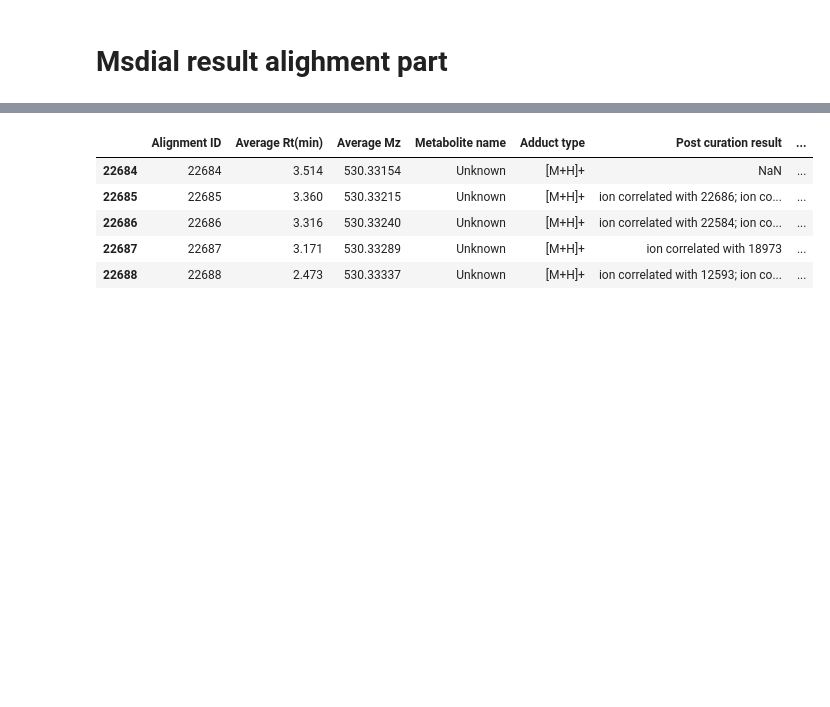
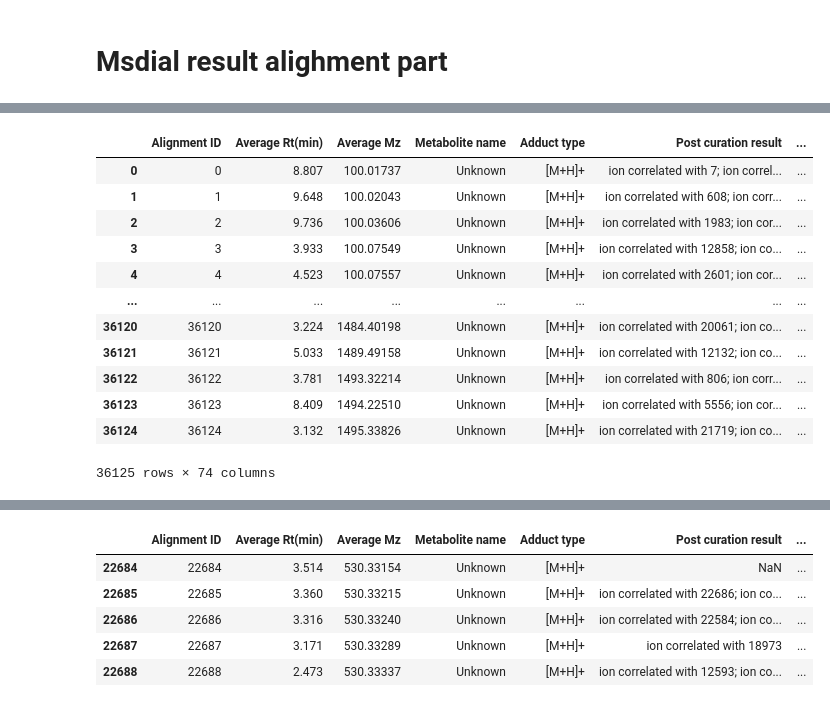
Before and after one commit to FanzhouKong/lead_finder, a Jupyter notebook: playground.ipynb, the cells around one changed output, grey strips where cells are left out. Drawn from its saved outputs; the diff is of its cells as text; code cells hidden in the pictures; blank space fills up the shorter version.

```diff
--- a/playground.ipynb
+++ b/playground.ipynb
@@ -496,0 +292,16 @@ alignment_result
+# %%
+alignment_2
+# %% [output]
+|  | Alignment ID | Average Rt(min) | Average Mz | Metabolite name | Adduct type | Post curation result | ... |
+| 0 | 0 | 8.807 | 100.01737 | Unknown | [M+H]+ | ion correlated with 7; ion correl... | ... |
+| 1 | 1 | 9.648 | 100.02043 | Unknown | [M+H]+ | ion correlated with 608; ion corr... | ... |
+| 2 | 2 | 9.736 | 100.03606 | Unknown | [M+H]+ | ion correlated with 1983; ion cor... | ... |
+| 3 | 3 | 3.933 | 100.07549 | Unknown | [M+H]+ | ion correlated with 12858; ion co... | ... |
+| 4 | 4 | 4.523 | 100.07557 | Unknown | [M+H]+ | ion correlated with 2601; ion cor... | ... |
+| ... | ... | ... | ... | ... | ... | ... | ... |
+| 36120 | 36120 | 3.224 | 1484.40198 | Unknown | [M+H]+ | ion correlated with 20061; ion co... | ... |
+| 36121 | 36121 | 5.033 | 1489.49158 | Unknown | [M+H]+ | ion correlated with 12132; ion co... | ... |
+| 36122 | 36122 | 3.781 | 1493.32214 | Unknown | [M+H]+ | ion correlated with 806; ion corr... | ... |
+| 36123 | 36123 | 8.409 | 1494.22510 | Unknown | [M+H]+ | ion correlated with 5556; ion cor... | ... |
+| 36124 | 36124 | 3.132 | 1495.33826 | Unknown | [M+H]+ | ion correlated with 21719; ion co... | ... |
+36125 rows × 74 columns
```
Also changed, not shown: parts of 69 cells of this notebook, 11 other files.
